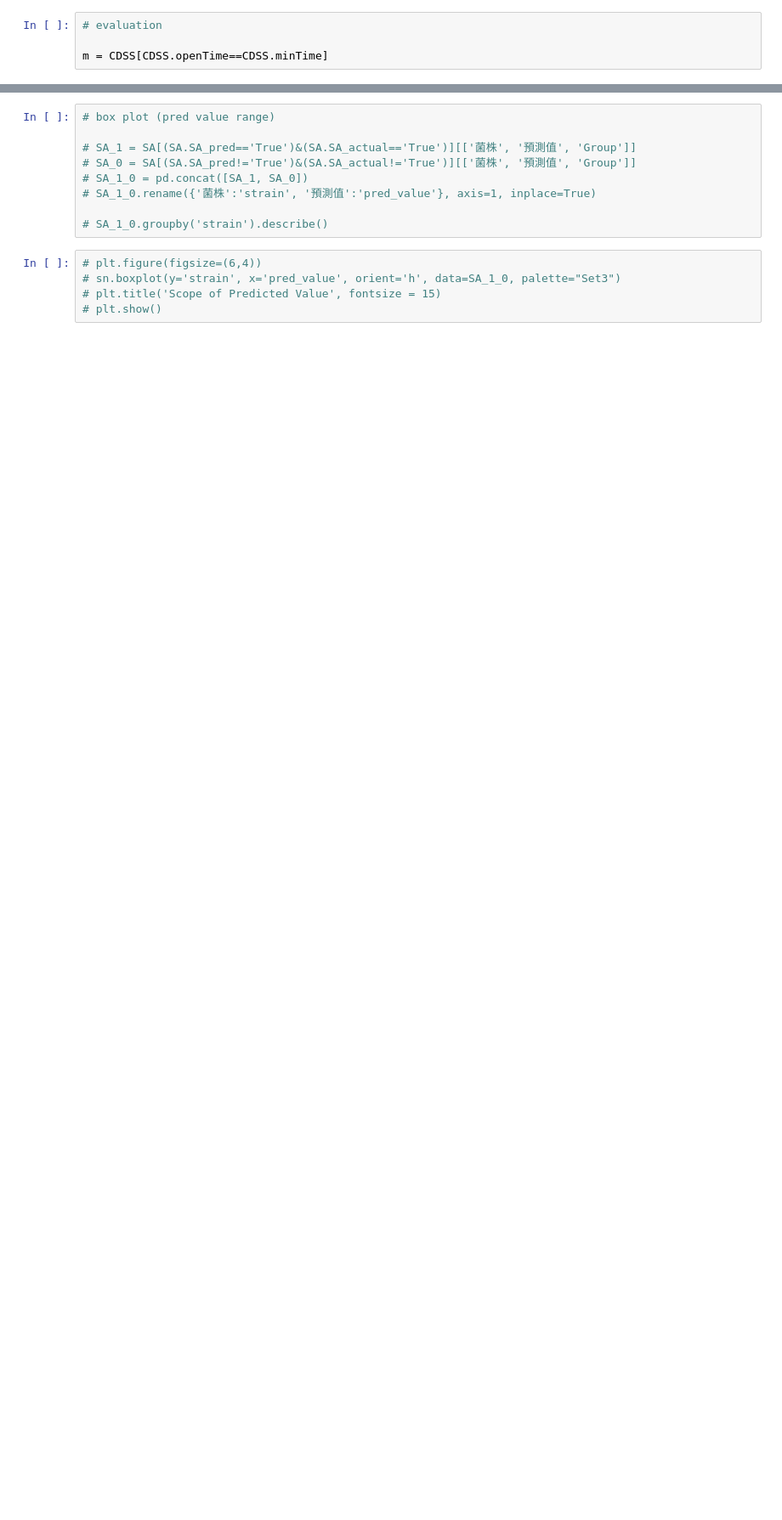
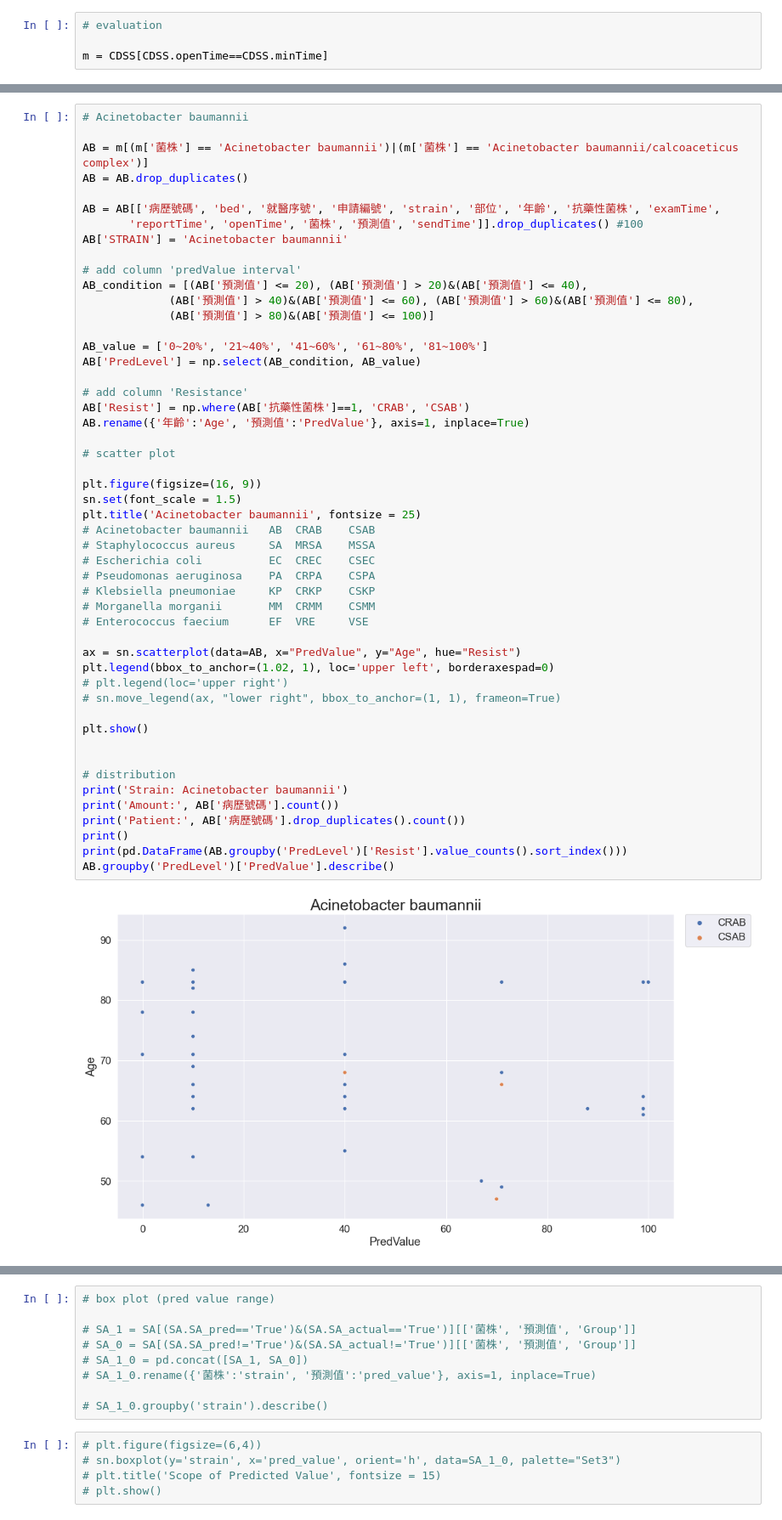
Before and after one commit to ChunWeiPeng/CMUH, a Jupyter notebook: CDSS_20220322.ipynb, the cells around one changed output, grey strips where cells are left out. Shown at 85% size. Saved outputs shown, nothing was run; the diff lists cells and outputs as text; blank space fills up the shorter version.

```diff
--- a/CDSS_20220322.ipynb
+++ b/CDSS_20220322.ipynb
@@ -55,0 +129,52 @@ m = CDSS[CDSS.openTime==CDSS.minTime]
+# %%
+# Acinetobacter baumannii
+
+AB = m[(m['菌株'] == 'Acinetobacter baumannii')|(m['菌株'] == 'Acinetobacter baumannii/calcoaceticus complex')]
+AB = AB.drop_duplicates()
+
+AB = AB[['病歷號碼', 'bed', '就醫序號', '申請編號', 'strain', '部位', '年齡', '抗藥性菌株', 'examTime',
+       'reportTime', 'openTime', '菌株', '預測值', 'sendTime']].drop_duplicates() #100
+AB['STRAIN'] = 'Acinetobacter baumannii'
+
+# add column 'predValue interval'
+AB_condition = [(AB['預測值'] <= 20), (AB['預測值'] > 20)&(AB['預測值'] <= 40),
+             (AB['預測值'] > 40)&(AB['預測值'] <= 60), (AB['預測值'] > 60)&(AB['預測值'] <= 80),
+             (AB['預測值'] > 80)&(AB['預測值'] <= 100)]
+
+AB_value = ['0~20%', '21~40%', '41~60%', '61~80%', '81~100%']
+AB['PredLevel'] = np.select(AB_condition, AB_value)
+
+# add column 'Resistance'
+AB['Resist'] = np.where(AB['抗藥性菌株']==1, 'CRAB', 'CSAB')
+AB.rename({'年齡':'Age', '預測值':'PredValue'}, axis=1, inplace=True)
+
+# scatter plot
+
+plt.figure(figsize=(16, 9))
+sn.set(font_scale = 1.5)
+plt.title('Acinetobacter baumannii', fontsize = 25)
+# Acinetobacter baumannii   AB  CRAB    CSAB
+# Staphylococcus aureus     SA	MRSA	MSSA
+# Escherichia coli          EC	CREC	CSEC
+# Pseudomonas aeruginosa    PA	CRPA	CSPA
+# Klebsiella pneumoniae     KP	CRKP	CSKP
+# Morganella morganii       MM	CRMM	CSMM
+# Enterococcus faecium      EF	VRE		VSE
+
+ax = sn.scatterplot(data=AB, x="PredValue", y="Age", hue="Resist")
+plt.legend(bbox_to_anchor=(1.02, 1), loc='upper left', borderaxespad=0)
+# plt.legend(loc='upper right')
+# sn.move_legend(ax, "lower right", bbox_to_anchor=(1, 1), frameon=True)
+
+plt.show()
+
+
+# distribution
+print('Strain: Acinetobacter baumannii')
+print('Amount:', AB['病歷號碼'].count())
+print('Patient:', AB['病歷號碼'].drop_duplicates().count())
+print()
+print(pd.DataFrame(AB.groupby('PredLevel')['Resist'].value_counts().sort_index()))
+AB.groupby('PredLevel')['PredValue'].describe()
+# %% [output]
+[figure, added]
```
Also changed, not shown: parts of 45 cells of this notebook, 3 other files.
